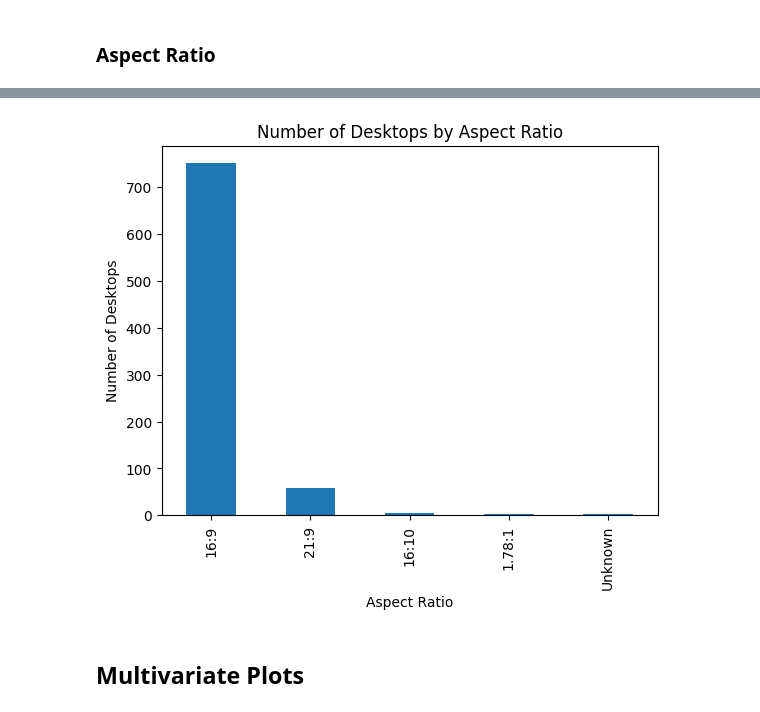
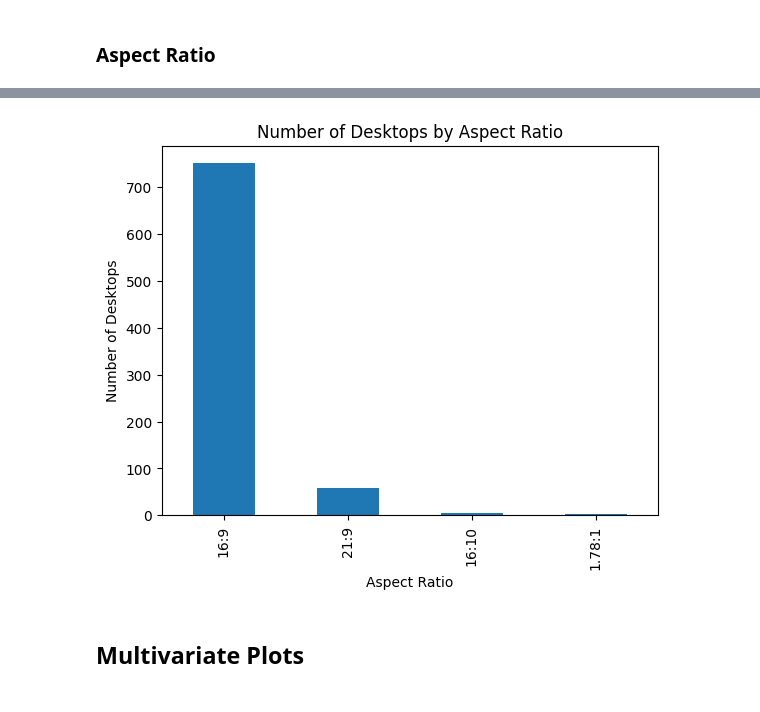
Before and after one commit to aidaduong/Amazon-Monitor, a Jupyter notebook: amazon monitor.ipynb, the cells around one changed output, grey strips where cells are left out. Drawn from its saved outputs; the diff is of its cells as text; code cells hidden in the pictures.

```diff
--- a/amazon monitor.ipynb
+++ b/amazon monitor.ipynb
@@ -55,16 +52,17 @@ df['Price'] = df['Price'].str.replace(',', '').astype(float)
 # %%
+#change price to float
+df['Price'] = df['Price'].str.replace(',', '').astype(float)
+
 #dropping all rows that contain 'previous' for the rating
 df['Rating'] = df['Rating'].astype(str)
 index = df[df['Rating'].str.contains('Previous')].index
-
 df = df.drop(index)
 
 #changing rating to float
 df['Rating'] = df['Rating'].astype(float)
+
+#changing screen size to float
+df['Screen Size'] = df['Screen Size'].astype(str).str.replace('Inches','').astype(float)
-# %%
-#changing screen size to float
-df['Screen Size'] = df['Screen Size'].astype(str)
-df['Screen Size'] = df['Screen Size'].str.replace('Inches','').astype(float)
 # %%
 # removing all numeric outliers
 def remove_outliers2(df):
@@ -91,3 +89,18 @@ df2
 | 944 | Acer Predator XB273K V3bmiiprx 27... | acer | 27.0 | 4K UHD 2160p | 16:9 | 4.4 | 399.99 |
 | 945 | Acer Nitro 34" UWQHD 3440 x 1440 ... | acer | 34.0 | QHD Ultra Wide 1440p | 21:9 | 4.6 | 299.99 |
 822 rows × 7 columns
+# %%
+# creating new columns based on keywords in the Title or Resolution columns
+
+df2['UHD'] = df2['Resolution'].str.contains('UHD')
+df2['FHD'] = df2['Resolution'].str.contains('FHD' or 'Full HD')
+
+df2['Gaming'] = df2['Title'].str.contains('Gaming')
+df2['Curved'] = df2['Title'].str.contains('Curved')
+df2['HDR'] = df2['Title'].str.contains('HDR')
+df2['Adaptive'] = df2['Title'].str.contains('Adaptive')
+df2['Blue_Light'] = df2['Title'].str.contains('Blue Light')
+df2['AMD_FreeSync'] = df2['Title'].str.contains('AMD FreeSync')
+df2['Height_Adjust'] = df2['Title'].str.contains('Height Adjustable')
+df2['Tilt'] = df2['Title'].str.contains('Tilt')
+df2['Ultra_Thin'] = df2['Title'].str.contains('Ultra Thin' or 'Ultra-Thin')
@@ -240,10 +184,12 @@ Name: count, dtype: int64
 # %%
-aspect_values.nlargest(5).plot(kind='bar')
+top_aspect = df2['Aspect Ratio'].value_counts().nlargest(4)
+
+top_aspect.plot(kind='bar')
 plt.title('Number of Desktops by Aspect Ratio')
 plt.ylabel('Number of Desktops')
 plt.show()
 # %% [output]
-[figure, old version]
+[figure, new version]
 # %% [markdown]
 ## Multivariate Plots
 # %% [markdown]
```
Also changed, not shown: parts of 32 cells of this notebook, 1 other file.
